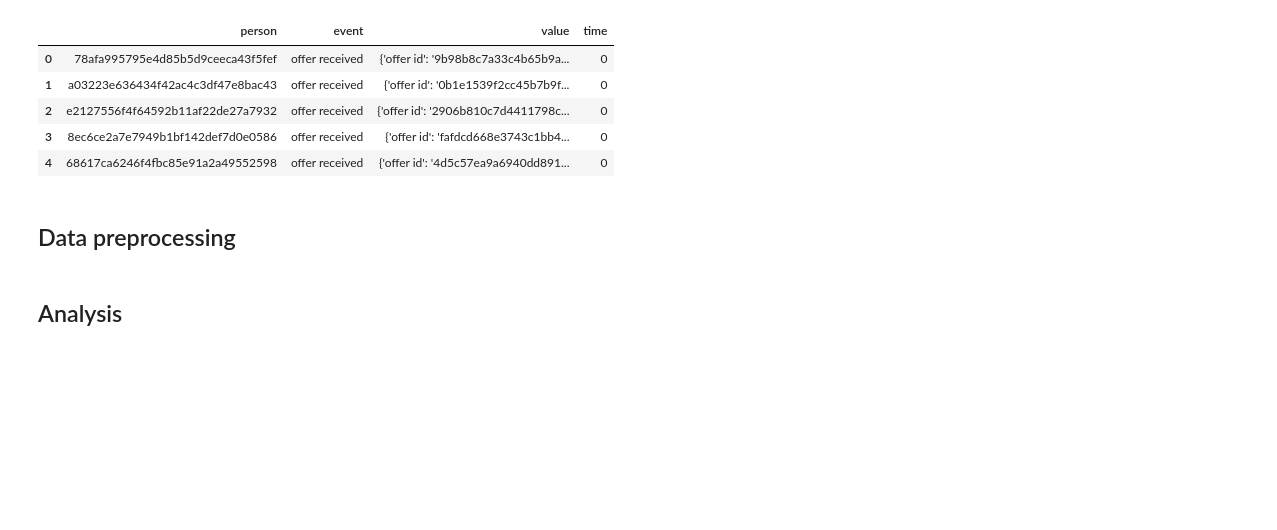
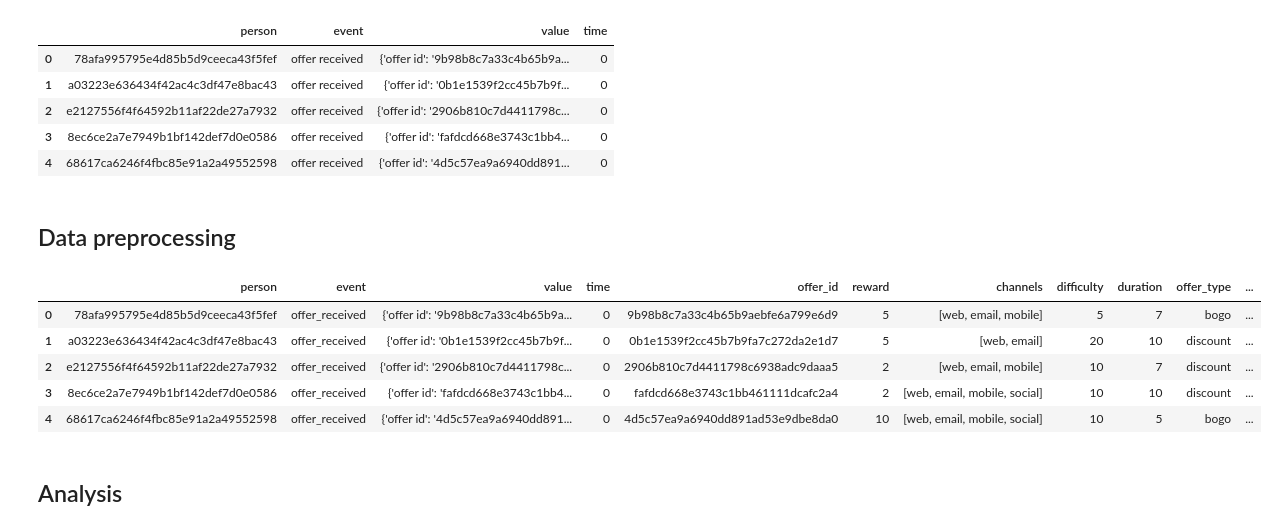
Before and after one commit to AndreGoncalves013/Starbucks_Customer_Offer_Targeting, a Jupyter notebook: src/starbucks_offers_eda.ipynb, the cells around one changed output. Drawn from its saved outputs; the diff is of its cells as text; code cells hidden in the pictures; blank space fills up the shorter version.

Commit message:
Created modular data preprocessing functions

```diff
--- a/src/starbucks_offers_eda.ipynb
+++ b/src/starbucks_offers_eda.ipynb
@@ -69,3 +49,13 @@ offers_delivered_df['expiration'] = \
+# %%
+offers_delivered_df = dp.preprocess_offer_data(transcript_df, portfolio_df)
+offers_delivered_df.head()
+# %% [output]
+|  | person | event | value | time | offer_id | reward | channels | difficulty | duration | offer_type | ... |
+| 0 | 78afa995795e4d85b5d9ceeca43f5fef | offer_received | {'offer id': '9b98b8c7a33c4b65b9a... | 0 | 9b98b8c7a33c4b65b9aebfe6a799e6d9 | 5 | [web, email, mobile] | 5 | 7 | bogo | ... |
+| 1 | a03223e636434f42ac4c3df47e8bac43 | offer_received | {'offer id': '0b1e1539f2cc45b7b9f... | 0 | 0b1e1539f2cc45b7b9fa7c272da2e1d7 | 5 | [web, email] | 20 | 10 | discount | ... |
+| 2 | e2127556f4f64592b11af22de27a7932 | offer_received | {'offer id': '2906b810c7d4411798c... | 0 | 2906b810c7d4411798c6938adc9daaa5 | 2 | [web, email, mobile] | 10 | 7 | discount | ... |
+| 3 | 8ec6ce2a7e7949b1bf142def7d0e0586 | offer_received | {'offer id': 'fafdcd668e3743c1bb4... | 0 | fafdcd668e3743c1bb461111dcafc2a4 | 2 | [web, email, mobile, social] | 10 | 10 | discount | ... |
+| 4 | 68617ca6246f4fbc85e91a2a49552598 | offer_received | {'offer id': '4d5c57ea9a6940dd891... | 0 | 4d5c57ea9a6940dd891ad53e9dbe8da0 | 10 | [web, email, mobile, social] | 10 | 5 | bogo | ... |
 # %% [markdown]
 ## Analysis
 # %% [markdown]
```
Also changed, not shown: parts of 12 cells of this notebook, 2 other files.
